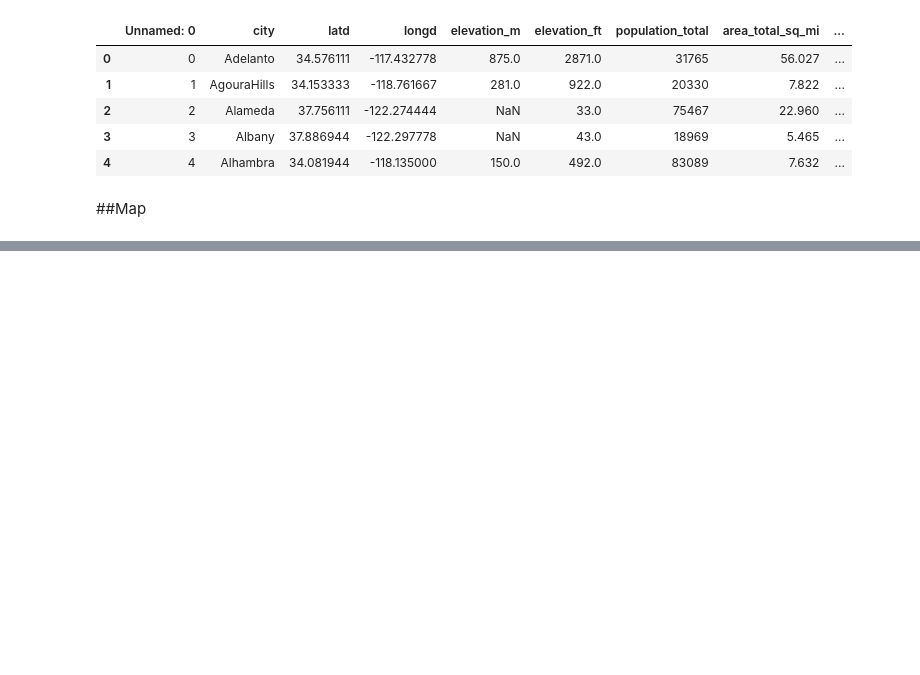
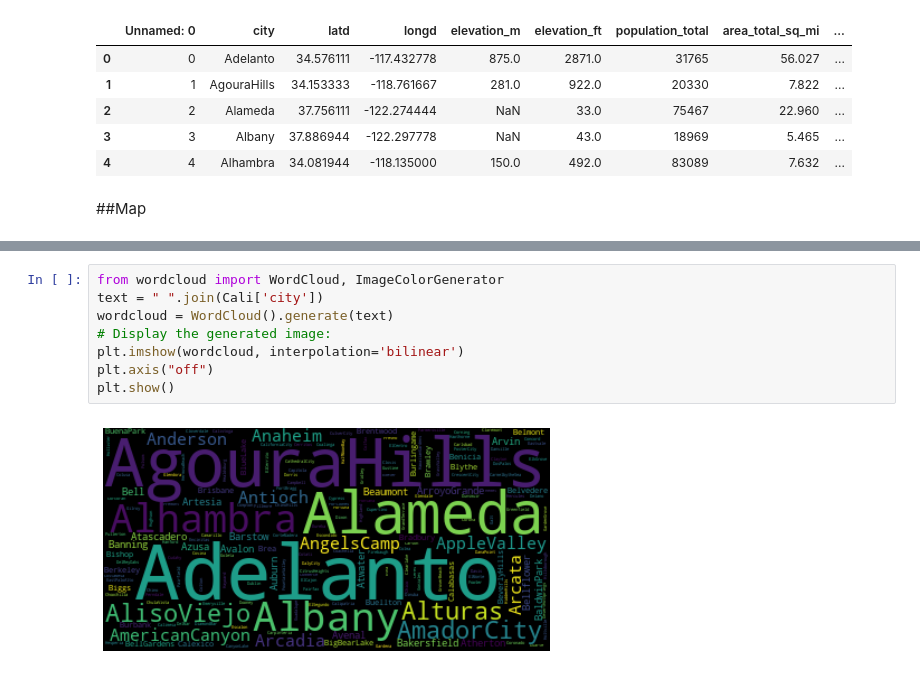
Before and after one commit to linhvien/Data-Visualization-with-Python, a Jupyter notebook: Matplotlib_practice.ipynb, the cells around one changed output, grey strips where cells are left out. Cells and saved outputs as stored; diff of their text form; blank space fills up the shorter version.

```diff
--- a/Matplotlib_practice.ipynb
+++ b/Matplotlib_practice.ipynb
@@ -517,0 +520,10 @@ plt.legend(labelspacing=1,title='City Area')
+# %%
+from wordcloud import WordCloud, ImageColorGenerator
+text = " ".join(Cali['city'])
+wordcloud = WordCloud().generate(text)
+# Display the generated image:
+plt.imshow(wordcloud, interpolation='bilinear')
+plt.axis("off")
+plt.show()
+# %% [output]
+[figure, added]
```
Also changed, not shown: parts of 7 cells of this notebook.
